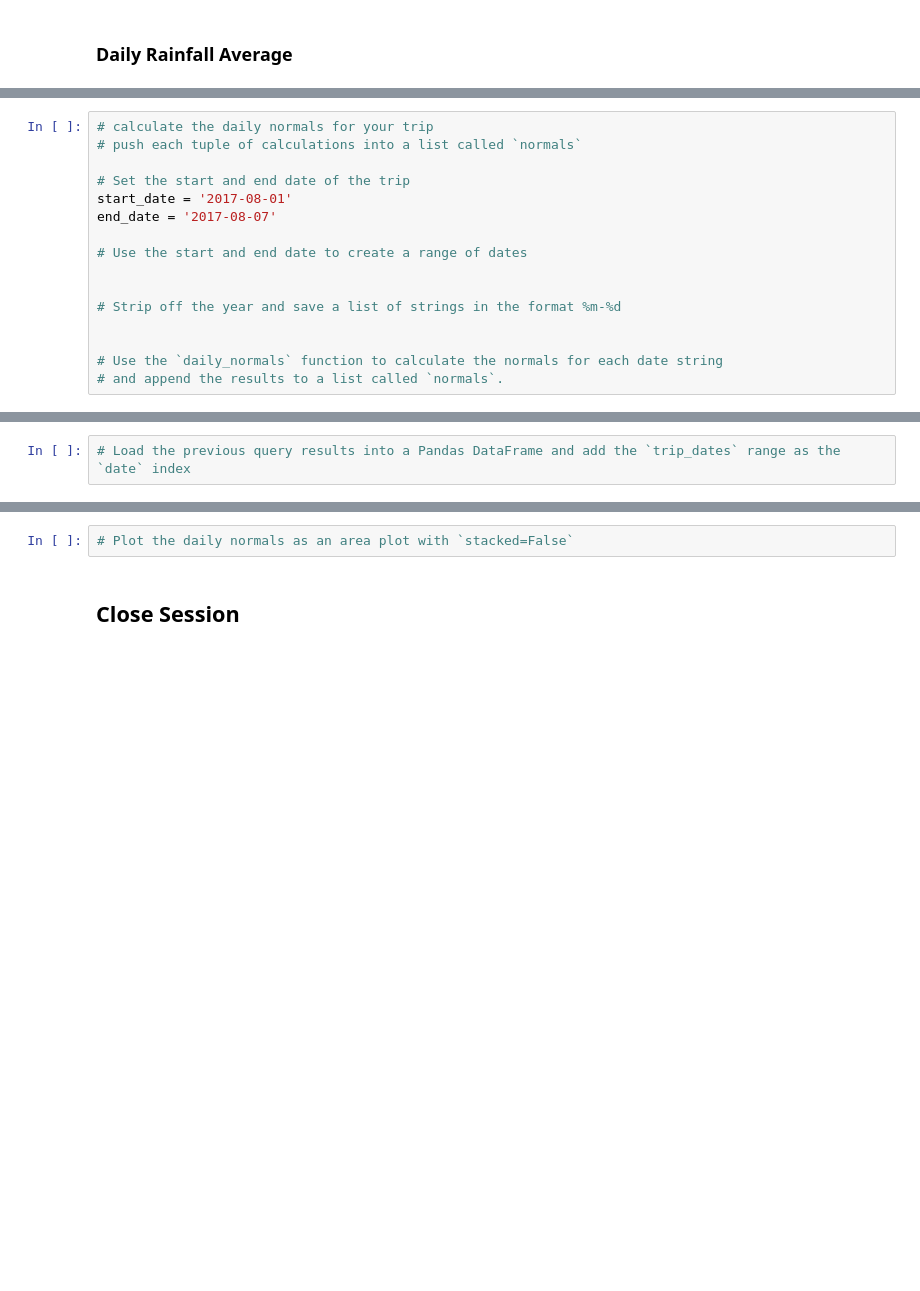
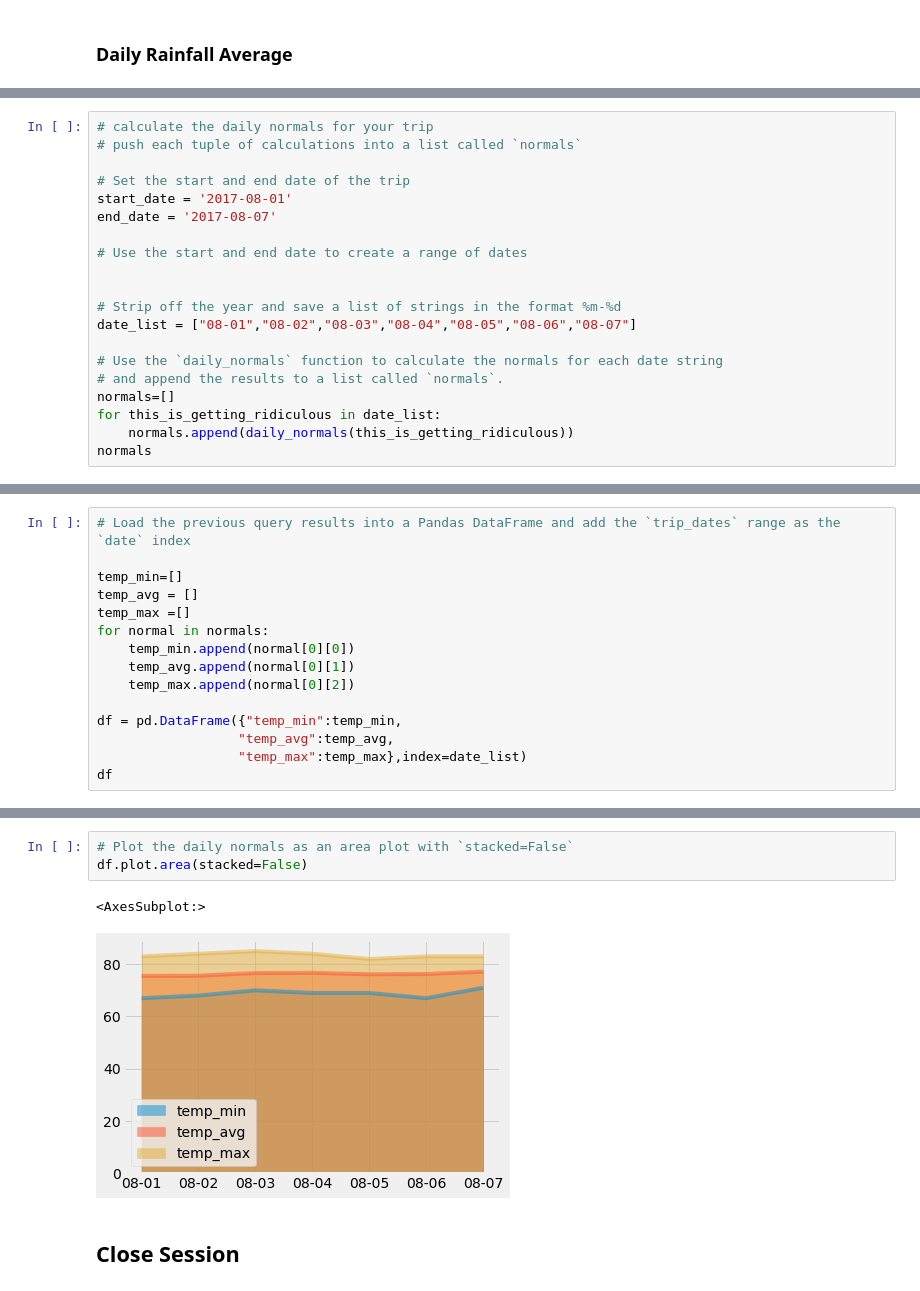
Before and after one commit to zukohere/sqlalchemy-challenge, a Jupyter notebook: temp_analysis_bonus_2_starter.ipynb, the cells around one changed output, grey strips where cells are left out. Saved outputs shown, nothing was run; the diff lists cells and outputs as text; blank space fills up the shorter version.

```diff
--- a/temp_analysis_bonus_2_starter.ipynb
+++ b/temp_analysis_bonus_2_starter.ipynb
@@ -149,7 +189,11 @@ end_date = '2017-08-07'
 
 
 # Strip off the year and save a list of strings in the format %m-%d
-
+date_list = ["08-01","08-02","08-03","08-04","08-05","08-06","08-07"]
 
 # Use the `daily_normals` function to calculate the normals for each date string
 # and append the results to a list called `normals`.
+normals=[]
+for this_is_getting_ridiculous in date_list:
+    normals.append(daily_normals(this_is_getting_ridiculous))
+normals
@@ -156,2 +208,15 @@ end_date = '2017-08-07'
 # %%
 # Load the previous query results into a Pandas DataFrame and add the `trip_dates` range as the `date` index
+
+temp_min=[]
+temp_avg = []
+temp_max =[]
+for normal in normals:
+    temp_min.append(normal[0][0])
+    temp_avg.append(normal[0][1])
+    temp_max.append(normal[0][2])
+
+df = pd.DataFrame({"temp_min":temp_min,
+                  "temp_avg":temp_avg,
+                  "temp_max":temp_max},index=date_list)
+df
@@ -158,5 +232,9 @@ end_date = '2017-08-07'
 # %%
 # Plot the daily normals as an area plot with `stacked=False`
+df.plot.area(stacked=False)
+# %% [output]
+<AxesSubplot:>
+[figure, added]
 # %% [markdown]
 ## Close Session
 # %%
```
Also changed, not shown: parts of 6 cells of this notebook, 3 other files.
